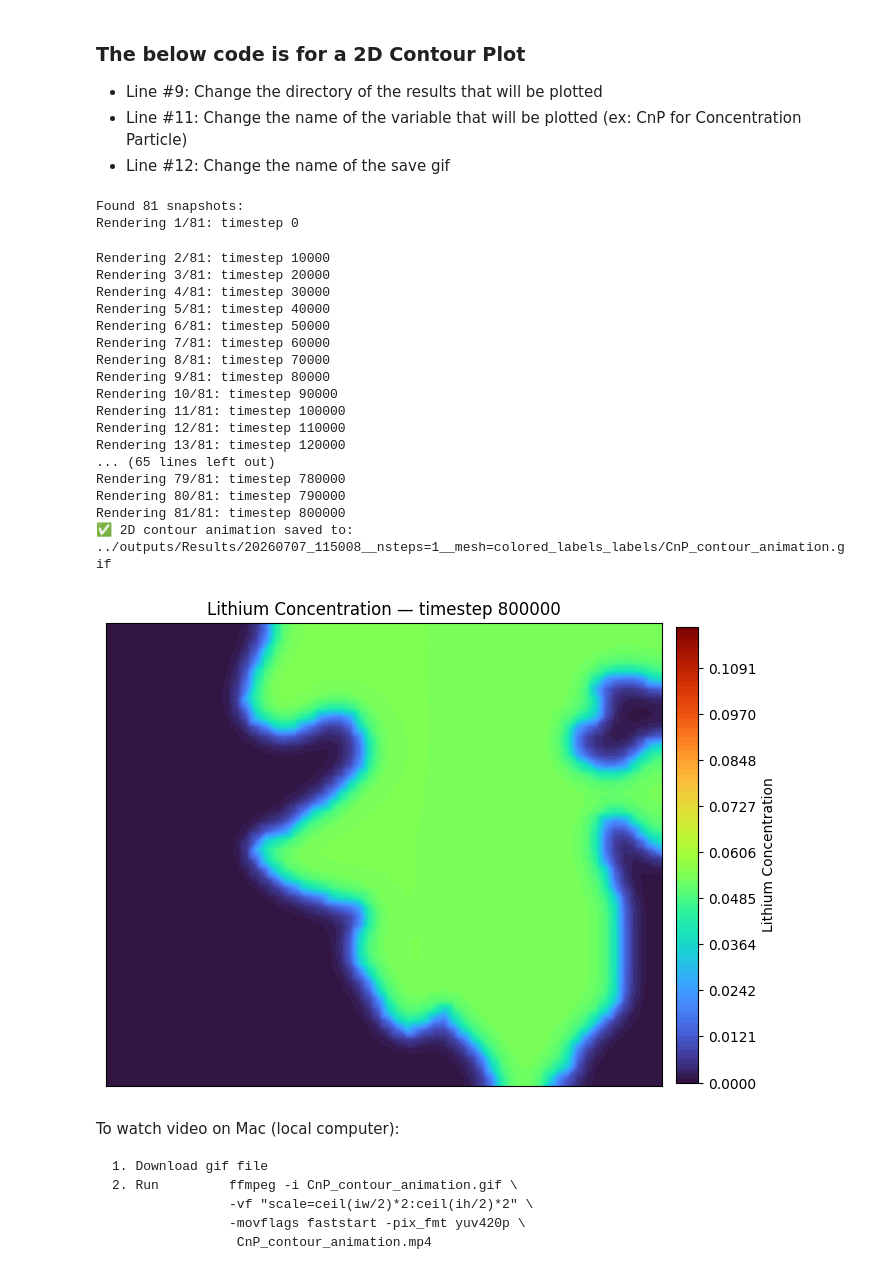
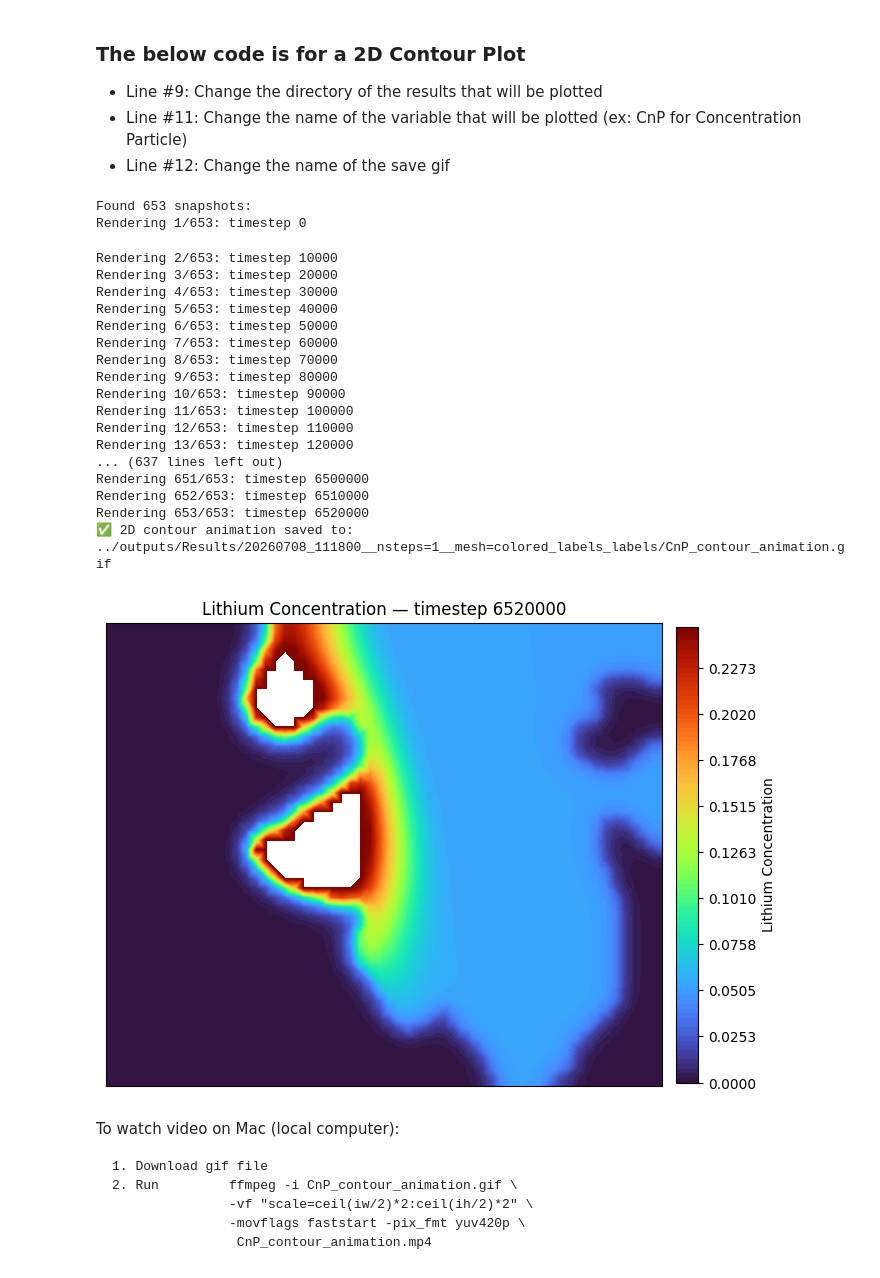
Before and after one commit to trahman64/BESFEM, a Jupyter notebook: plotting/timestep_plot.ipynb, the cells around one changed output. Drawn from its saved outputs; the diff is of its cells as text; code cells hidden in the pictures.

```diff
--- a/plotting/timestep_plot.ipynb
+++ b/plotting/timestep_plot.ipynb
@@ -116,7 +116,7 @@ import glob, os
 from matplotlib.colors import Normalize
 
 # --- USER SETTINGS ---
-result_dir = "../outputs/Results/20260707_115008__nsteps=1__mesh=colored_labels_labels"
+result_dir = "../outputs/Results/20260708_111800__nsteps=1__mesh=colored_labels_labels"
 mesh_file = os.path.join(result_dir, "pmesh")
 # mesh_file = os.path.join("../MSU_HPCC/pmesh")
 pattern = os.path.join(result_dir, "CnP_total_[0-9]*")
@@ -154,8 +154,8 @@ ax.set_xticks([]); ax.set_yticks([])
 plt.tight_layout()
 
 # ✅ Fixed normalization and levels
-norm = Normalize(vmin=0.0, vmax=0.08)
-levels = np.linspace(0, 0.08, 100)
+norm = Normalize(vmin=0.0, vmax=0.45)
+levels = np.linspace(0, 0.45, 100)
 
 # Dummy contour for fixed 0–1 colorbar
 dummy = ax.tricontourf(X, Y, np.zeros_like(X), levels=levels, cmap='turbo', norm=norm)
@@ -163,54 +163,54 @@ cbar = fig.colorbar(dummy, ax=ax, shrink=0.8, pad=0.02)
 cbar.set_label("Lithium Concentration")
 ax.clear()
 
 # --- Create GIF writer ---
 with imageio.get_writer(output_gif, mode='I', fps=5) as writer:
     for i, fname in enumerate(files):
         step_str = os.path.basename(fname).split("_")[-1]
         timestep = int(step_str)
         print(f"Rendering {i+1}/{len(files)}: timestep {timestep}")
 
         # Load MFEM GridFunction data
         gf = mfem.GridFunction(mesh, fname)
         Z = gf.GetDataArray()
 
-        Z = np.clip(Z, 0.0, 0.08) # Forcing values within [0, 1.0]
+        Z = np.clip(Z, 0.0, 0.45) # Forcing values within [0, 1.0]
 
         ax.clear()
         cntr = ax.tricontourf(X, Y, Z, levels=levels, cmap='turbo', norm=norm)
         ax.set_aspect('equal', adjustable='box')
         ax.set_xticks([]); ax.set_yticks([])
         ax.set_title(f"Lithium Concentration — timestep {timestep}")
 
         # Save frame to temp file
         frame_path = "temp_frame.png"
         plt.savefig(frame_path, dpi=100, bbox_inches='tight')
         writer.append_data(imageio.imread(frame_path))
 
 # Clean up temporary frame
 os.remove("temp_frame.png")
 print(f"✅ 2D contour animation saved to: {output_gif}")
 # %% [output]
-Found 81 snapshots:
-Rendering 1/81: timestep 0
+Found 653 snapshots:
+Rendering 1/653: timestep 0
-Rendering 2/81: timestep 10000
-Rendering 3/81: timestep 20000
-Rendering 4/81: timestep 30000
-Rendering 5/81: timestep 40000
-Rendering 6/81: timestep 50000
-Rendering 7/81: timestep 60000
-Rendering 8/81: timestep 70000
-Rendering 9/81: timestep 80000
-Rendering 10/81: timestep 90000
-Rendering 11/81: timestep 100000
-Rendering 12/81: timestep 110000
-Rendering 13/81: timestep 120000
-... (65 lines left out)
-Rendering 79/81: timestep 780000
-Rendering 80/81: timestep 790000
-Rendering 81/81: timestep 800000
-✅ 2D contour animation saved to: ../outputs/Results/20260707_115008__nsteps=1__mesh=colored_labels_labels/CnP_contour_animation.gif
+Rendering 2/653: timestep 10000
+Rendering 3/653: timestep 20000
+Rendering 4/653: timestep 30000
+Rendering 5/653: timestep 40000
+Rendering 6/653: timestep 50000
+Rendering 7/653: timestep 60000
+Rendering 8/653: timestep 70000
+Rendering 9/653: timestep 80000
+Rendering 10/653: timestep 90000
+Rendering 11/653: timestep 100000
+Rendering 12/653: timestep 110000
+Rendering 13/653: timestep 120000
+... (637 lines left out)
+Rendering 651/653: timestep 6500000
+Rendering 652/653: timestep 6510000
+Rendering 653/653: timestep 6520000
+✅ 2D contour animation saved to: ../outputs/Results/20260708_111800__nsteps=1__mesh=colored_labels_labels/CnP_contour_animation.gif
-[figure, old version]
+[figure, new version]
 # %% [markdown]
 To watch video on Mac (local computer):
 
```
Also changed, not shown: 2 other files.
